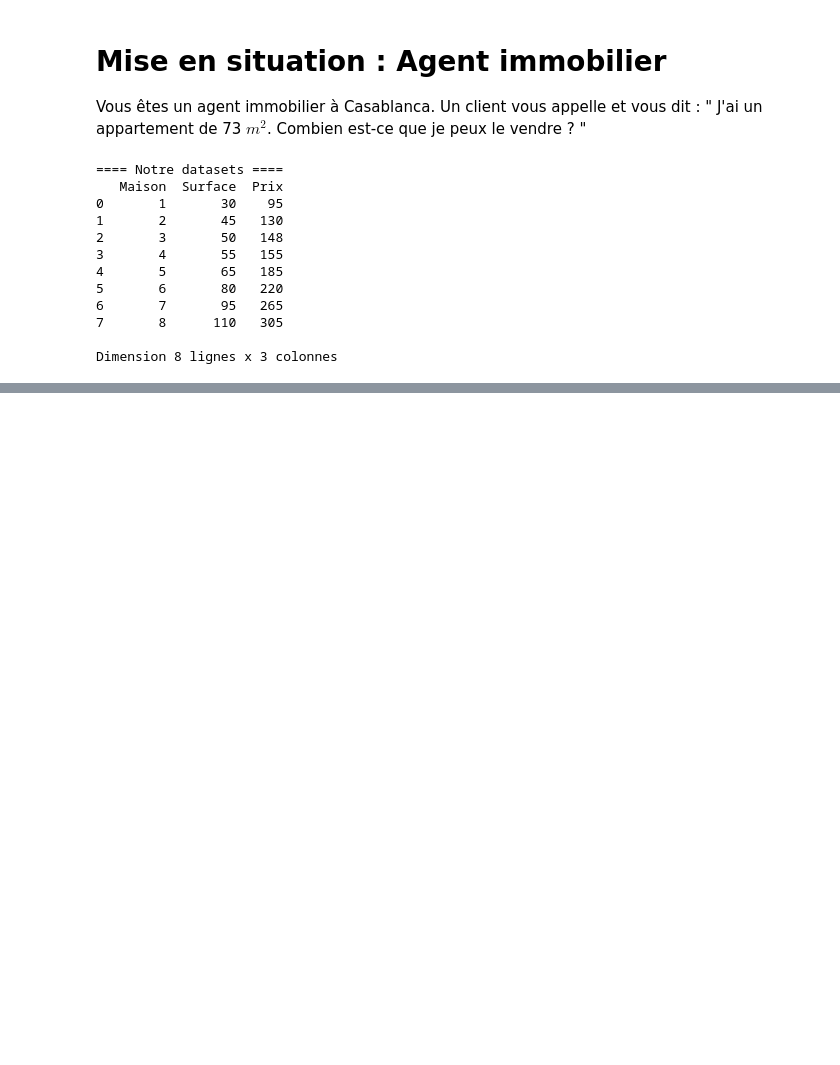
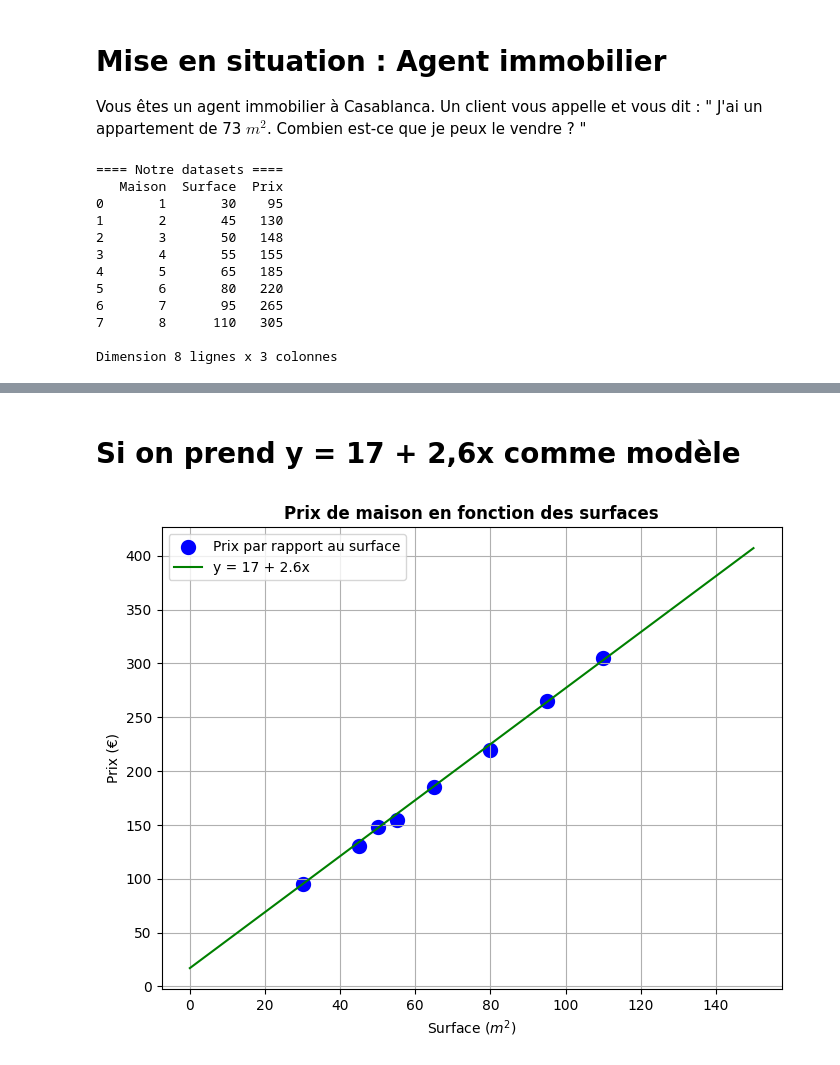
Before and after one commit to TifaniohMF/appr-math-info, a Jupyter notebook: ML_Supervise/src/Predire_nombre.ipynb, the cells around one changed output, grey strips where cells are left out. Cells and saved outputs as stored; diff of their text form; code cells hidden in the pictures; blank space fills up the shorter version.

```diff
--- a/ML_Supervise/src/Predire_nombre.ipynb
+++ b/ML_Supervise/src/Predire_nombre.ipynb
@@ -48,0 +49,21 @@ plt.show()
+# %% [markdown]
+# Si on prend y = 17 + 2,6x comme modèle
+# %%
+def f(x):
+    return 17 + 2.6*x
+# %%
+x_vals = np.linspace(0,150,1000)
+y_vals = f(x_vals)
+
+plt.figure(figsize=(8,6))
+plt.scatter(df["Surface"], df["Prix"], color='blue', linewidth=5, label='Prix par rapport au surface')
+plt.plot(x_vals, y_vals, color='green', label='y = 17 + 2.6x')
+
+plt.title("Prix de maison en fonction des surfaces", fontsize=12, fontweight='bold')
+plt.xlabel("Surface ($m^{2}$)", fontsize=10)
+plt.ylabel("Prix (€)", fontsize=10)
+plt.grid(True)
+plt.legend()
+plt.show()
+# %% [output]
+[figure, added]
```
Also changed, not shown: parts of 2 cells of this notebook.
